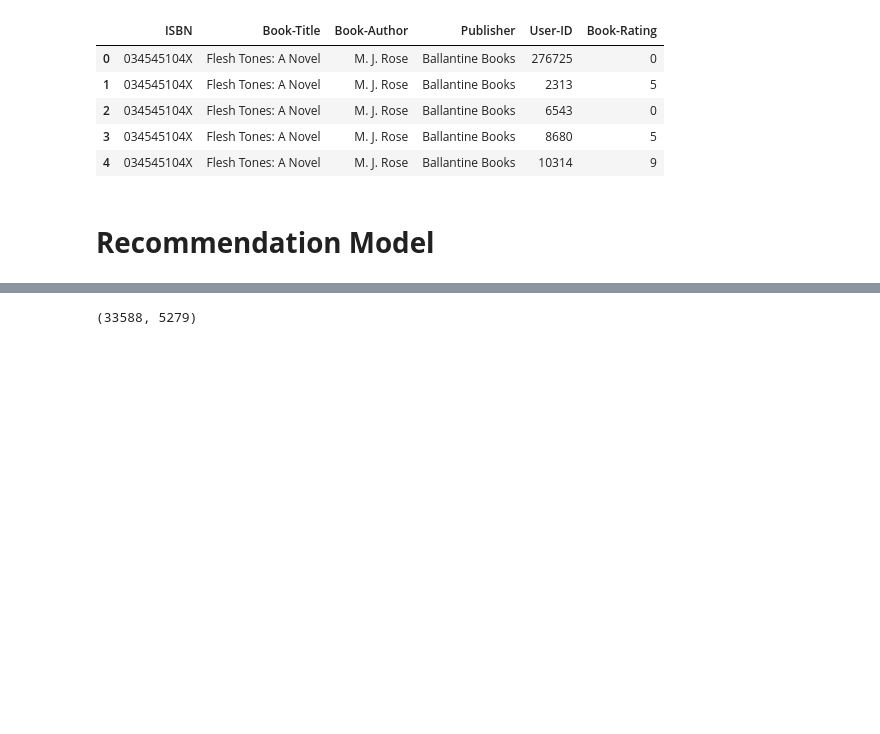
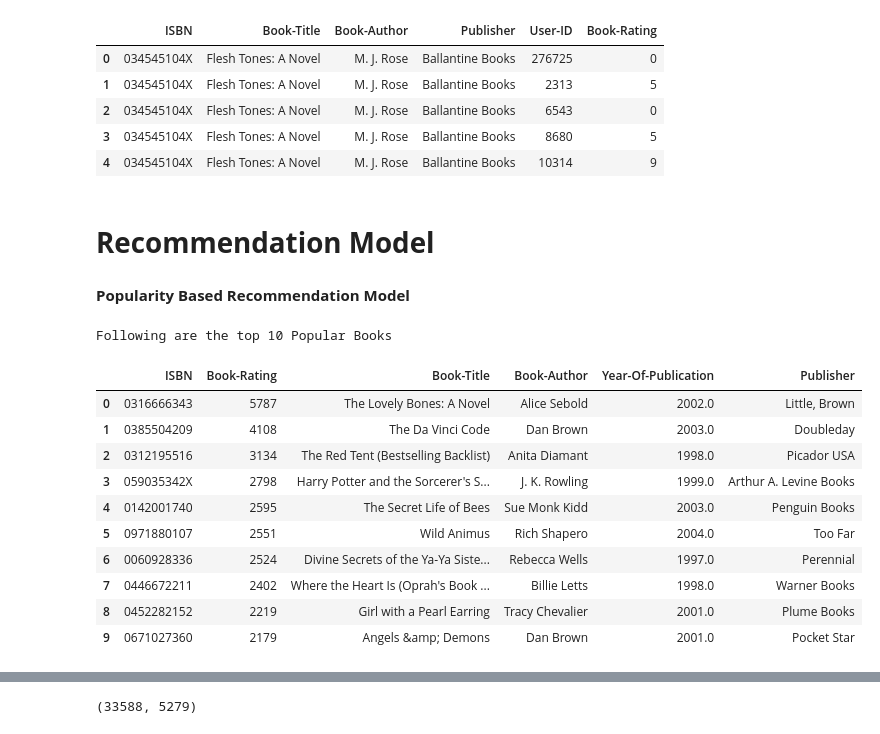
Before and after one commit to Narayan718/unsupervised, a Jupyter notebook: recommendation_model.ipynb, the cells around one changed output, grey strips where cells are left out. Cells and saved outputs as stored; diff of their text form; code cells hidden in the pictures; blank space fills up the shorter version.

Commit message:
simple popularity based recommendation

```diff
--- a/recommendation_model.ipynb
+++ b/recommendation_model.ipynb
@@ -730,6 +748,28 @@ data.head()
 | 4 | 034545104X | Flesh Tones: A Novel | M. J. Rose | Ballantine Books | 10314 | 9 |
 # %% [markdown]
 # **Recommendation Model**
+# %% [markdown]
+**Popularity Based Recommendation Model**
+# %%
+#dataframe of paopular books based on ratings
+pop_books = pd.DataFrame(data.groupby(['ISBN'])['Book-Rating'].sum())
+#list of top books based on rating
+top10 = pop_books.sort_values(by='Book-Rating', ascending=False).head(10)
+print('Following are the top 10 Popular Books')
+top10.merge(book_df, on='ISBN')
+# %% [output]
+Following are the top 10 Popular Books
+|  | ISBN | Book-Rating | Book-Title | Book-Author | Year-Of-Publication | Publisher |
+| 0 | 0316666343 | 5787 | The Lovely Bones: A Novel | Alice Sebold | 2002.0 | Little, Brown |
+| 1 | 0385504209 | 4108 | The Da Vinci Code | Dan Brown | 2003.0 | Doubleday |
+| 2 | 0312195516 | 3134 | The Red Tent (Bestselling Backlist) | Anita Diamant | 1998.0 | Picador USA |
+| 3 | 059035342X | 2798 | Harry Potter and the Sorcerer's S... | J. K. Rowling | 1999.0 | Arthur A. Levine Books |
+| 4 | 0142001740 | 2595 | The Secret Life of Bees | Sue Monk Kidd | 2003.0 | Penguin Books |
+| 5 | 0971880107 | 2551 | Wild Animus | Rich Shapero | 2004.0 | Too Far |
+| 6 | 0060928336 | 2524 | Divine Secrets of the Ya-Ya Siste... | Rebecca Wells | 1997.0 | Perennial |
+| 7 | 0446672211 | 2402 | Where the Heart Is (Oprah's Book ... | Billie Letts | 1998.0 | Warner Books |
+| 8 | 0452282152 | 2219 | Girl with a Pearl Earring | Tracy Chevalier | 2001.0 | Plume Books |
+| 9 | 0671027360 | 2179 | Angels &amp; Demons | Dan Brown | 2001.0 | Pocket Star |
 # %%
 #building the recommendation model
 book_matrix = data.pivot_table(index='User-ID', columns='Book-Title', values='Book-Rating')
```
Also changed, not shown: parts of 18 cells of this notebook.
